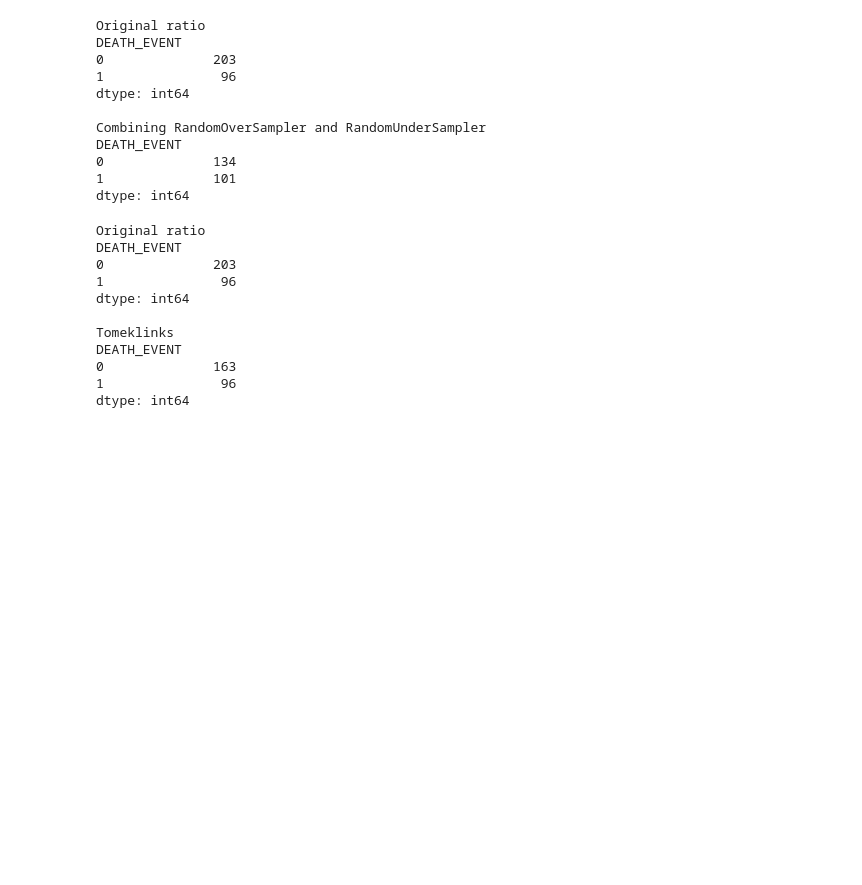
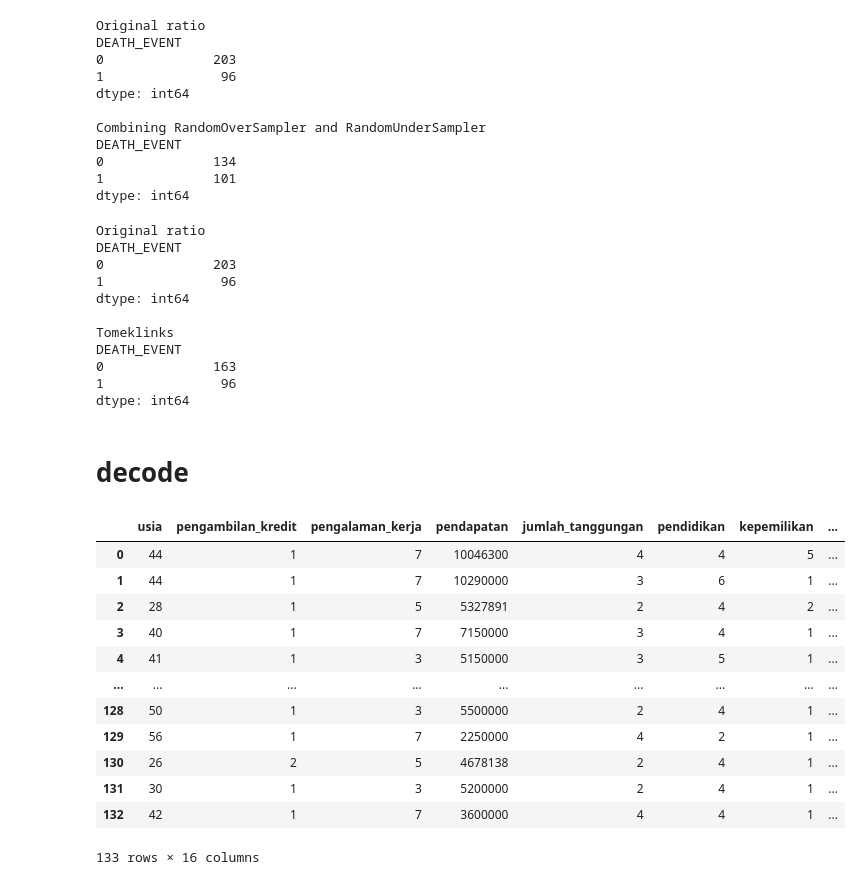
Before and after one commit to imanursar/Machine-Learning-Notes, a Jupyter notebook: Custom Function/Feature Engineering Function.ipynb, the cells around one changed output. Saved outputs shown, nothing was run; the diff lists cells and outputs as text; code cells hidden in the pictures; blank space fills up the shorter version.

```diff
--- a/Custom Function/Feature Engineering Function.ipynb
+++ b/Custom Function/Feature Engineering Function.ipynb
@@ -539,3 +577,21 @@ DEATH_EVENT
 0              163
 1               96
 dtype: int64
+# %% [markdown]
+# decode
+# %%
+fe.encode(df,['jabatan_id'],"ohe")
+# %% [output]
+|  | usia | pengambilan_kredit | pengalaman_kerja | pendapatan | jumlah_tanggungan | pendidikan | kepemilikan | ... |
+| 0 | 44 | 1 | 7 | 10046300 | 4 | 4 | 5 | ... |
+| 1 | 44 | 1 | 7 | 10290000 | 3 | 6 | 1 | ... |
+| 2 | 28 | 1 | 5 | 5327891 | 2 | 4 | 2 | ... |
+| 3 | 40 | 1 | 7 | 7150000 | 3 | 4 | 1 | ... |
+| 4 | 41 | 1 | 3 | 5150000 | 3 | 5 | 1 | ... |
+| ... | ... | ... | ... | ... | ... | ... | ... | ... |
+| 128 | 50 | 1 | 3 | 5500000 | 2 | 4 | 1 | ... |
+| 129 | 56 | 1 | 7 | 2250000 | 4 | 2 | 1 | ... |
+| 130 | 26 | 2 | 5 | 4678138 | 2 | 4 | 1 | ... |
+| 131 | 30 | 1 | 3 | 5200000 | 2 | 4 | 1 | ... |
+| 132 | 42 | 1 | 7 | 3600000 | 4 | 4 | 1 | ... |
+133 rows × 16 columns
```
Also changed, not shown: parts of 18 cells of this notebook.
